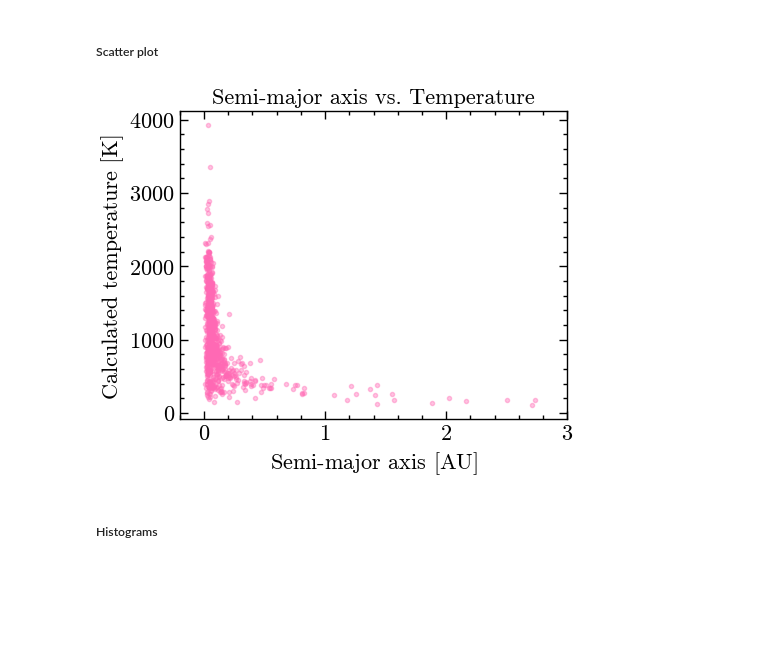
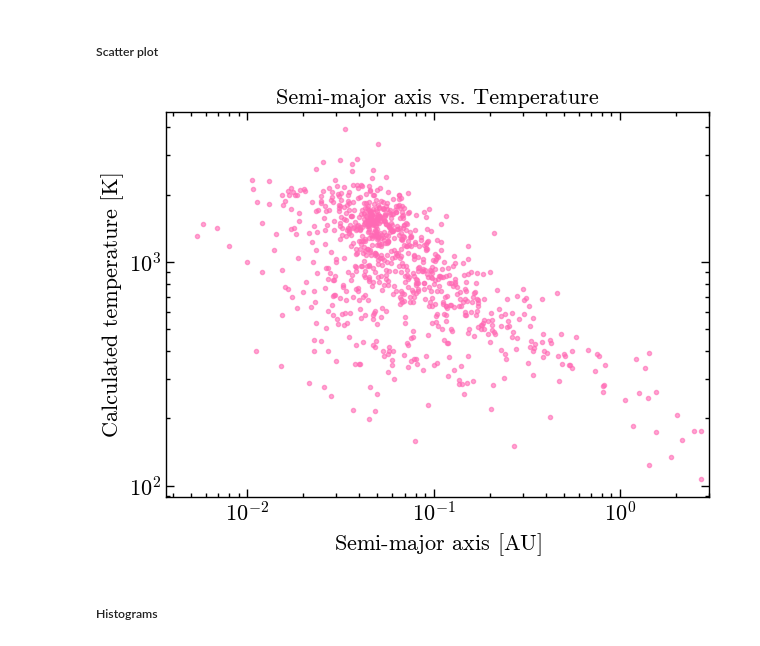
Before and after one commit to whyyorlantaken/Astrophysics-Coursework, a Jupyter notebook: MAY_hw3.ipynb, the cells around one changed output. Drawn from its saved outputs; the diff is of its cells as text; code cells hidden in the pictures; blank space fills up the shorter version.

```diff
--- a/MAY_hw3.ipynb
+++ b/MAY_hw3.ipynb
@@ -92,19 +92,21 @@ plt.style.use(["science", "notebook", "no-latex"])
 ##### Scatter plot
 # %%
 # Plot
-plt.figure(figsize = (5, 4))
+plt.figure(figsize = (7, 5))
 plt.scatter(relevant["semi_major_axis"], relevant["temp_calculated"],
-            marker = ".", color = 'hotpink', alpha = 0.4)
+            marker = ".", color = 'hotpink', alpha = 0.6)
 
 plt.title("Semi-major axis vs. Temperature")
 plt.xlabel("Semi-major axis [$\\rm AU$]")
 plt.ylabel("Calculated temperature [K]")
 
+plt.loglog()
+
 plt.xlim(-0.2,3)
 plt.show()
 plt.close()
 # %% [output]
-[figure, old version]
+[figure, new version]
 # %% [markdown]
 ##### Histograms
 # %%
```
Also changed, not shown: parts of 1 cell of this notebook.
